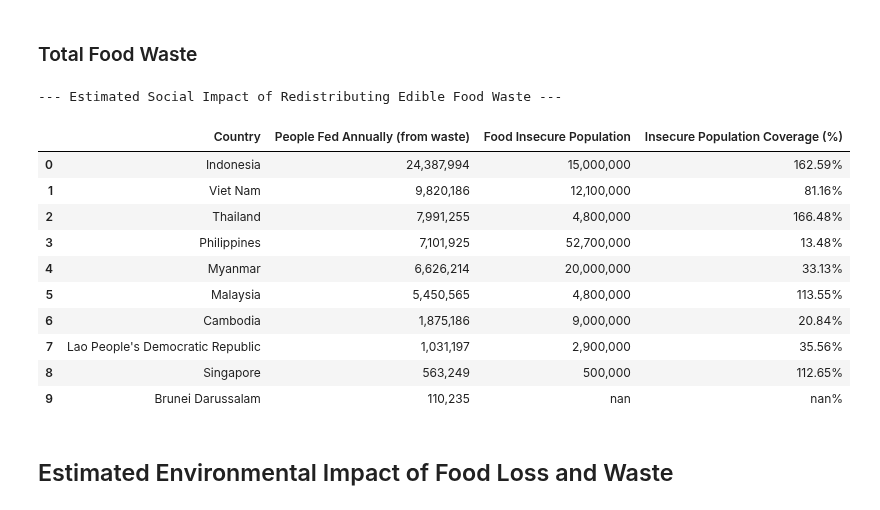
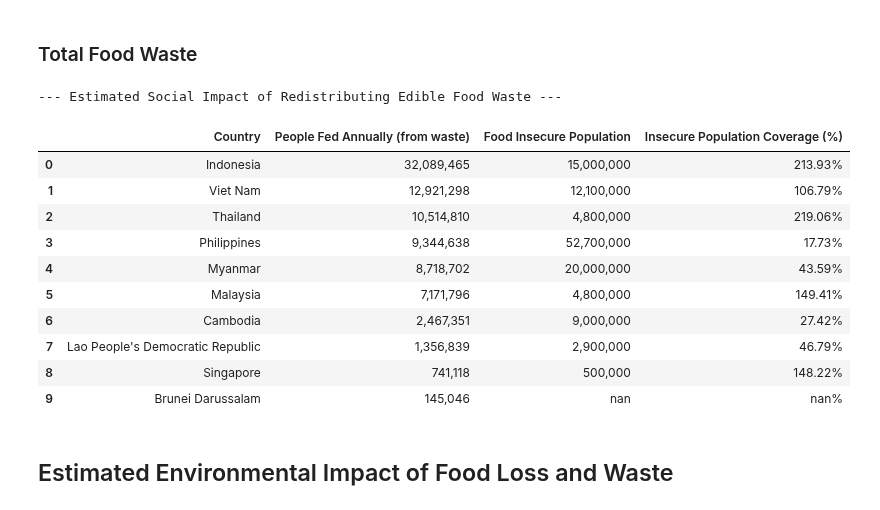
Before and after one commit to Azvier/asean-food-waste-sustainability, a Jupyter notebook: notebooks/data_analysis.ipynb, the cells around one changed output. Saved outputs shown, nothing was run; the diff lists cells and outputs as text; code cells hidden in the pictures.

Commit message:
fix(analysis): update social impact calculation to use overall edible waste percentage

```diff
--- a/notebooks/data_analysis.ipynb
+++ b/notebooks/data_analysis.ipynb
@@ -459,9 +459,9 @@ social_impact_household_fmt
 # %%
 # Assumptions for estimation
 
-# ASEAN average from Indonesia, Malaysia, Thailand studies (edible fraction, kcal/kg)
-EDIBLE_WASTE_PERCENTAGE = 0.38  # Edible portion of household waste
-KCAL_PER_KG_WASTE = 1477        # Caloric value per kg edible waste
+# ASEAN-wide assumptions for edible waste composition and caloric density
+EDIBLE_WASTE_PERCENTAGE = 0.5  # Edible fraction of consumer-level waste
+KCAL_PER_KG_WASTE = 1477       # Caloric value per kg edible waste
 
 asean_countries = [
     'Brunei Darussalam', 'Cambodia', 'Indonesia', 'Lao People\'s Democratic Republic',
@@ -515,43 +515,43 @@ insecure_pop = insecure_pop[['Area', 'Value']].rename(columns={'Value': 'Food In
 
 # Calculate potential people fed from edible food waste (using total waste)
 social_impact_df = pd.merge(total_waste, daily_req, left_on='Country', right_on='Area')
 social_impact_df['Edible Waste (kg/yr)'] = social_impact_df['Total Food Waste (tonnes/year)'] * 1000 * EDIBLE_WASTE_PERCENTAGE
 social_impact_df['Total Wasted Calories (kcal/yr)'] = social_impact_df['Edible Waste (kg/yr)'] * KCAL_PER_KG_WASTE
 social_impact_df['Annual Caloric Requirement (kcal/yr)'] = social_impact_df['Daily Caloric Requirement (kcal)'] * 365
 social_impact_df['People Fed Annually (from waste)'] = (social_impact_df['Total Wasted Calories (kcal/yr)'] / social_impact_df['Annual Caloric Requirement (kcal/yr)']).round(0)
 
 # Merge with food insecure population for context
 social_impact_df = pd.merge(social_impact_df, insecure_pop, left_on='Country', right_on='Area', how='left')
 social_impact_df['Insecure Population Coverage (%)'] = (social_impact_df['People Fed Annually (from waste)'] / social_impact_df['Food Insecure Population']) * 100
 
 # Format output
 social_impact_total = social_impact_df[[
     'Country',
     'People Fed Annually (from waste)',
     'Food Insecure Population',
     'Insecure Population Coverage (%)'
 ]].sort_values('People Fed Annually (from waste)', ascending=False).reset_index(drop=True)
 
 social_impact_total_fmt = social_impact_total.copy()
 social_impact_total_fmt['People Fed Annually (from waste)'] = social_impact_total['People Fed Annually (from waste)'].map('{:,.0f}'.format)
 social_impact_total_fmt['Food Insecure Population'] = social_impact_total['Food Insecure Population'].map('{:,.0f}'.format)
 social_impact_total_fmt['Insecure Population Coverage (%)'] = social_impact_total['Insecure Population Coverage (%)'].map('{:.2f}%'.format)
 
 print("--- Estimated Social Impact of Redistributing Edible Food Waste ---")
 social_impact_total_fmt
 # %% [output]
 --- Estimated Social Impact of Redistributing Edible Food Waste ---
 |  | Country | People Fed Annually (from waste) | Food Insecure Population | Insecure Population Coverage (%) |
-| 0 | Indonesia | 24,387,994 | 15,000,000 | 162.59% |
-| 1 | Viet Nam | 9,820,186 | 12,100,000 | 81.16% |
-| 2 | Thailand | 7,991,255 | 4,800,000 | 166.48% |
-| 3 | Philippines | 7,101,925 | 52,700,000 | 13.48% |
-| 4 | Myanmar | 6,626,214 | 20,000,000 | 33.13% |
-| 5 | Malaysia | 5,450,565 | 4,800,000 | 113.55% |
-| 6 | Cambodia | 1,875,186 | 9,000,000 | 20.84% |
-| 7 | Lao People's Democratic Republic | 1,031,197 | 2,900,000 | 35.56% |
-| 8 | Singapore | 563,249 | 500,000 | 112.65% |
-| 9 | Brunei Darussalam | 110,235 | nan | nan% |
+| 0 | Indonesia | 32,089,465 | 15,000,000 | 213.93% |
+| 1 | Viet Nam | 12,921,298 | 12,100,000 | 106.79% |
+| 2 | Thailand | 10,514,810 | 4,800,000 | 219.06% |
+| 3 | Philippines | 9,344,638 | 52,700,000 | 17.73% |
+| 4 | Myanmar | 8,718,702 | 20,000,000 | 43.59% |
+| 5 | Malaysia | 7,171,796 | 4,800,000 | 149.41% |
+| 6 | Cambodia | 2,467,351 | 9,000,000 | 27.42% |
+| 7 | Lao People's Democratic Republic | 1,356,839 | 2,900,000 | 46.79% |
+| 8 | Singapore | 741,118 | 500,000 | 148.22% |
+| 9 | Brunei Darussalam | 145,046 | nan | nan% |
 # %% [markdown]
 ## Estimated Environmental Impact of Food Loss and Waste
 # %% [markdown]
```
